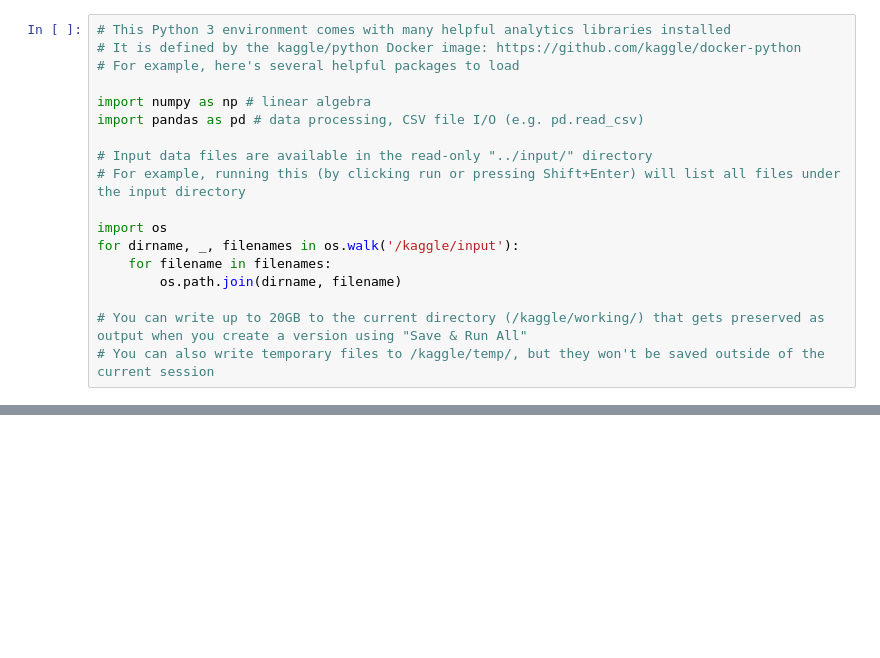
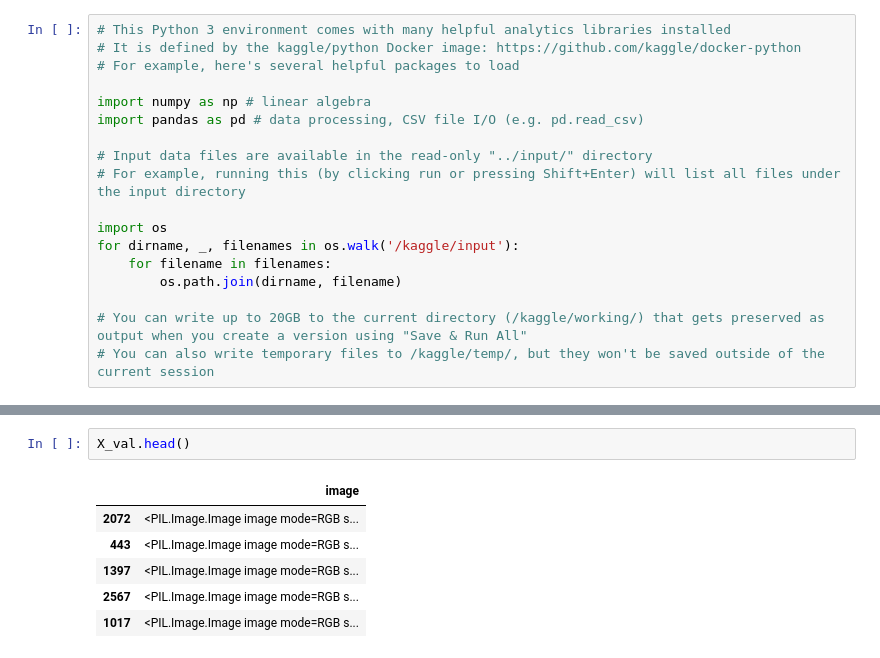
Before and after one commit to popodrago/Computer-Vision, a Jupyter notebook: Tree segmentation task.ipynb, the cells around one changed output, grey strips where cells are left out. Cells and saved outputs as stored; diff of their text form; blank space fills up the shorter version.

```diff
--- a/Tree segmentation task.ipynb
+++ b/Tree segmentation task.ipynb
@@ -444,0 +199,9 @@ plt.show()
+# %%
+X_val.head()
+# %% [output]
+|  | image |
+| 2072 | <PIL.Image.Image image mode=RGB s... |
+| 443 | <PIL.Image.Image image mode=RGB s... |
+| 1397 | <PIL.Image.Image image mode=RGB s... |
+| 2567 | <PIL.Image.Image image mode=RGB s... |
+| 1017 | <PIL.Image.Image image mode=RGB s... |
```
Also changed, not shown: parts of 63 cells of this notebook.
